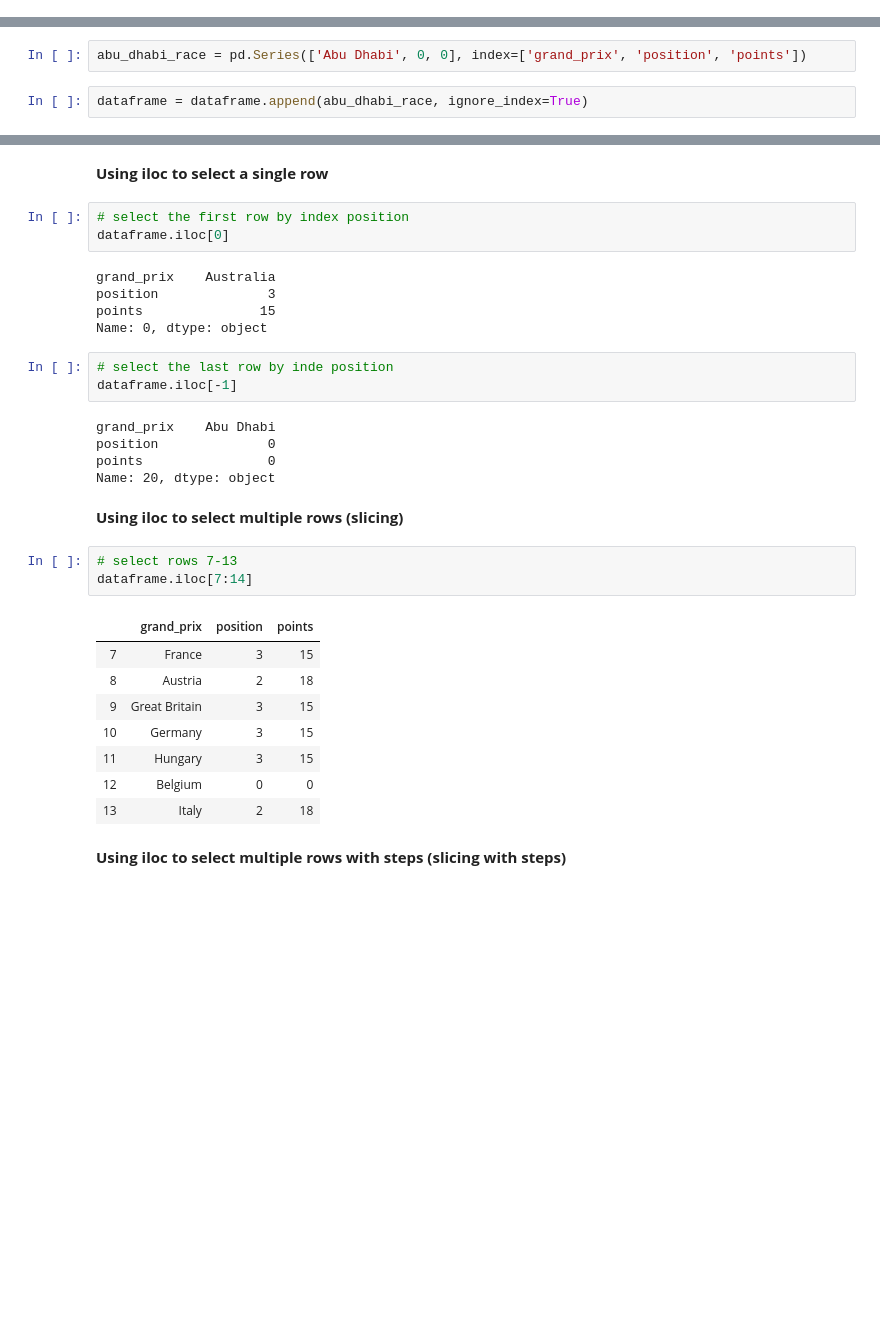
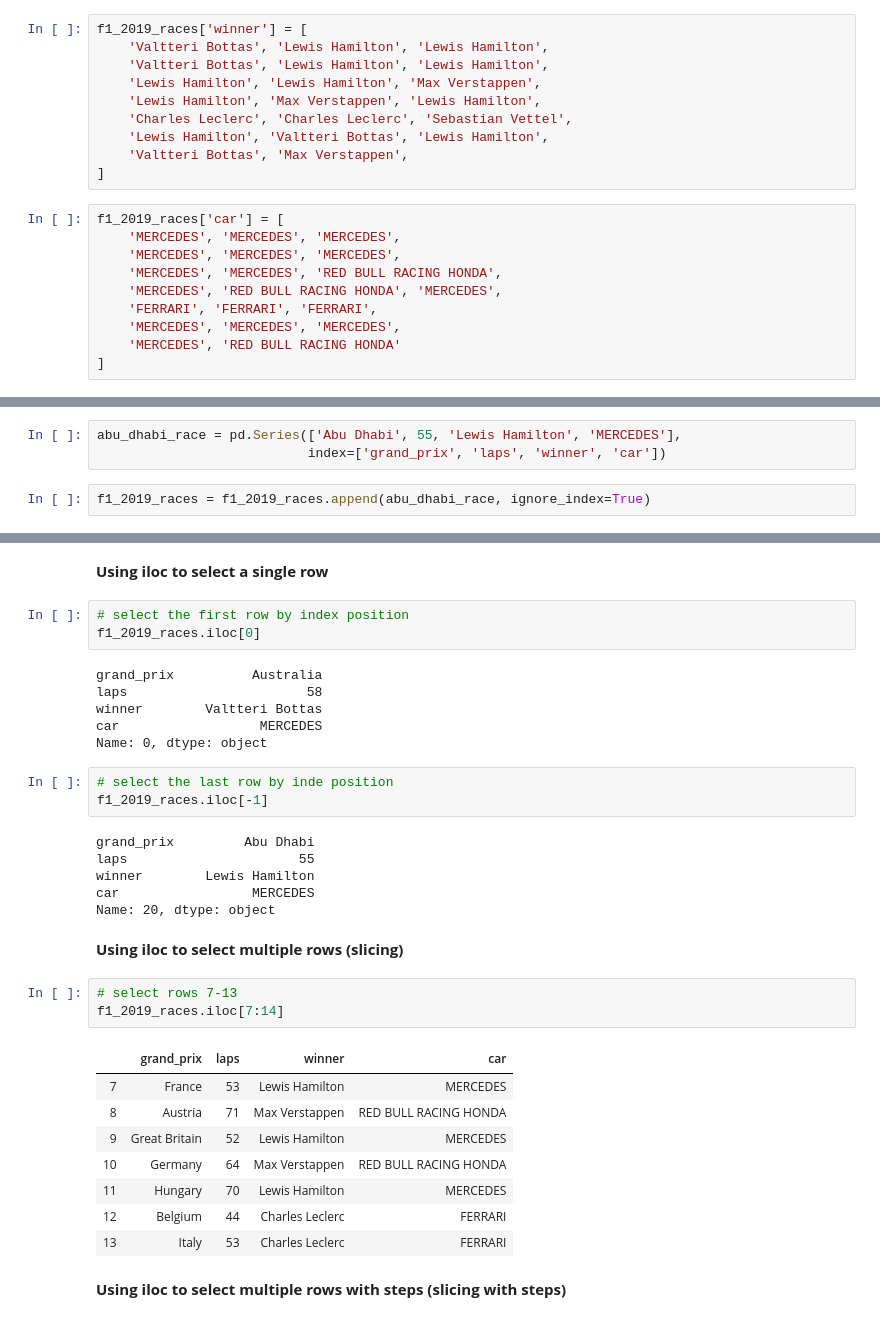
Before and after one commit to JKocher13/jupyter-notebooks.data-engineering, a Jupyter notebook: pandas/introduction_to_pandas.ipynb, the cells around one changed output, grey strips where cells are left out. Drawn from its saved outputs; the diff is of its cells as text; blank space fills up the shorter version.

```diff
--- a/pandas/introduction_to_pandas.ipynb
+++ b/pandas/introduction_to_pandas.ipynb
@@ -139,0 +115,20 @@ dataframe
+# %%
+f1_2019_races['winner'] = [
+    'Valtteri Bottas', 'Lewis Hamilton', 'Lewis Hamilton',
+    'Valtteri Bottas', 'Lewis Hamilton', 'Lewis Hamilton',
+    'Lewis Hamilton', 'Lewis Hamilton', 'Max Verstappen',
+    'Lewis Hamilton', 'Max Verstappen', 'Lewis Hamilton',
+    'Charles Leclerc', 'Charles Leclerc', 'Sebastian Vettel',
+    'Lewis Hamilton', 'Valtteri Bottas', 'Lewis Hamilton',
+    'Valtteri Bottas', 'Max Verstappen',
+]
+# %%
+f1_2019_races['car'] = [
+    'MERCEDES', 'MERCEDES', 'MERCEDES',
+    'MERCEDES', 'MERCEDES', 'MERCEDES',
+    'MERCEDES', 'MERCEDES', 'RED BULL RACING HONDA',
+    'MERCEDES', 'RED BULL RACING HONDA', 'MERCEDES',
+    'FERRARI', 'FERRARI', 'FERRARI',
+    'MERCEDES', 'MERCEDES', 'MERCEDES',
+    'MERCEDES', 'RED BULL RACING HONDA'
+]
@@ -140,9 +160,10 @@ dataframe
 # %% [markdown]
 **Appending rows to the DataFrame**
 # %%
-abu_dhabi_race = pd.Series(['Abu Dhabi', 0, 0], index=['grand_prix', 'position', 'points'])
+abu_dhabi_race = pd.Series(['Abu Dhabi', 55, 'Lewis Hamilton', 'MERCEDES'],
+                           index=['grand_prix', 'laps', 'winner', 'car'])
 # %%
-dataframe = dataframe.append(abu_dhabi_race, ignore_index=True)
+f1_2019_races = f1_2019_races.append(abu_dhabi_race, ignore_index=True)
 # %% [markdown]
 <a id="dataframe-characteristics"></a>
 ### DataFrame Characteristics
@@ -218,34 +236,36 @@ dataframe.tail(7)
 **Using iloc to select a single row**
 # %%
 # select the first row by index position
-dataframe.iloc[0]
+f1_2019_races.iloc[0]
 # %% [output]
-grand_prix    Australia
-position              3
-points               15
+grand_prix          Australia
+laps                       58
+winner        Valtteri Bottas
+car                  MERCEDES
 Name: 0, dtype: object
 # %%
 # select the last row by inde position
-dataframe.iloc[-1]
+f1_2019_races.iloc[-1]
 # %% [output]
-grand_prix    Abu Dhabi
-position              0
-points                0
+grand_prix         Abu Dhabi
+laps                      55
+winner        Lewis Hamilton
+car                 MERCEDES
 Name: 20, dtype: object
 # %% [markdown]
 **Using iloc to select multiple rows (slicing)**
 # %%
 # select rows 7-13
-dataframe.iloc[7:14]
+f1_2019_races.iloc[7:14]
 # %% [output]
-|  | grand_prix | position | points |
-| 7 | France | 3 | 15 |
-| 8 | Austria | 2 | 18 |
-| 9 | Great Britain | 3 | 15 |
-| 10 | Germany | 3 | 15 |
-| 11 | Hungary | 3 | 15 |
-| 12 | Belgium | 0 | 0 |
-| 13 | Italy | 2 | 18 |
+|  | grand_prix | laps | winner | car |
+| 7 | France | 53 | Lewis Hamilton | MERCEDES |
+| 8 | Austria | 71 | Max Verstappen | RED BULL RACING HONDA |
+| 9 | Great Britain | 52 | Lewis Hamilton | MERCEDES |
+| 10 | Germany | 64 | Max Verstappen | RED BULL RACING HONDA |
+| 11 | Hungary | 70 | Lewis Hamilton | MERCEDES |
+| 12 | Belgium | 44 | Charles Leclerc | FERRARI |
+| 13 | Italy | 53 | Charles Leclerc | FERRARI |
 # %% [markdown]
 **Using iloc to select multiple rows with steps (slicing with steps)**
 # %%
```
Also changed, not shown: parts of 27 cells of this notebook.
